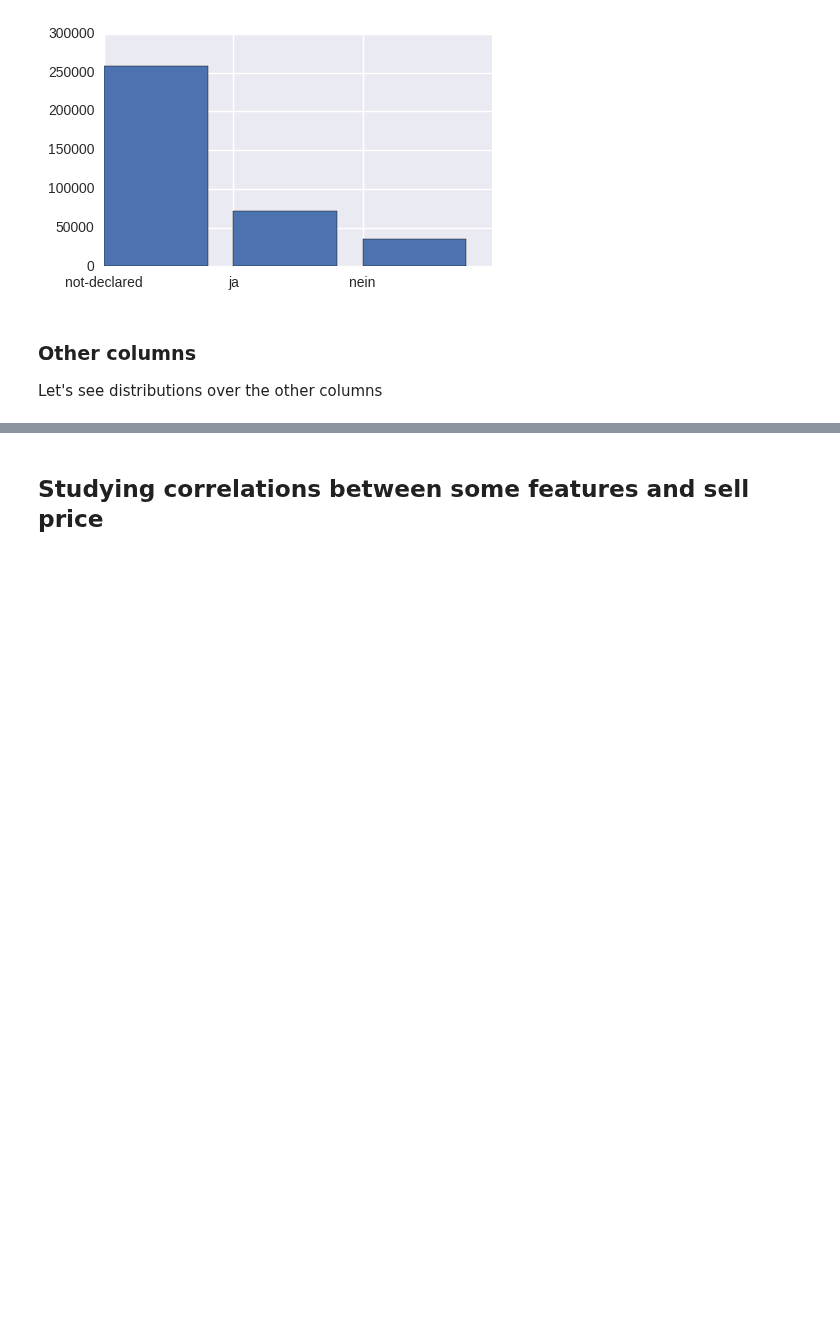
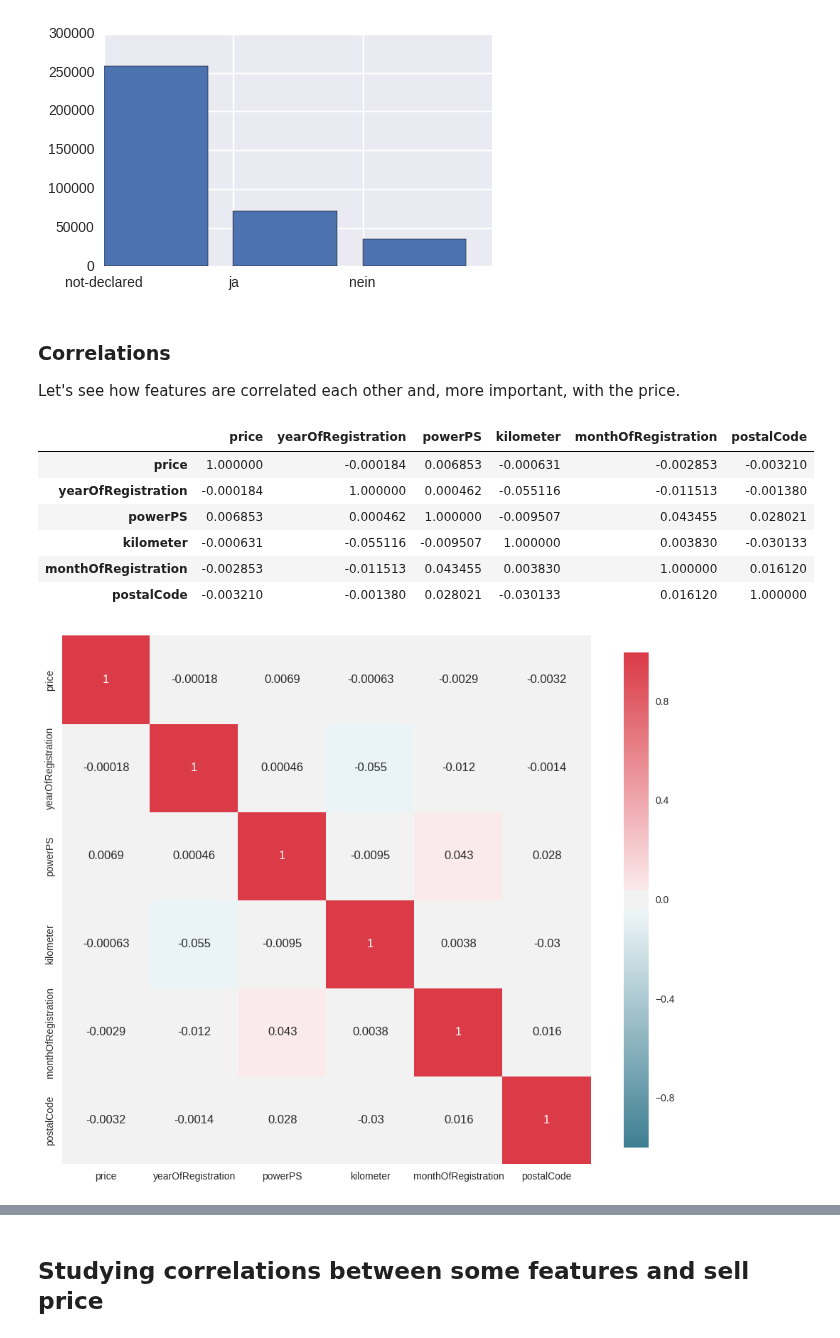
Before and after one commit to ddmng/jupyter-test, a Jupyter notebook: autos/Autos price predictions.ipynb, the cells around one changed output, grey strips where cells are left out. Saved outputs shown, nothing was run; the diff lists cells and outputs as text; code cells hidden in the pictures; blank space fills up the shorter version.

Commit message:
adde correlation map

```diff
--- a/autos/Autos price predictions.ipynb
+++ b/autos/Autos price predictions.ipynb
@@ -29,6 +29,20 @@ def category_values(dataframe, categories):
     for c in categories:
         print('\n', dataframe.groupby(by=c)[c].count().sort_values(ascending=False))
         print('Nulls: ', dataframe[c].isnull().sum())
+
+def plot_correlation_map( df ):
+    corr = df.corr()
+    _ , ax = plt.subplots( figsize =( 12 , 10 ) )
+    cmap = sns.diverging_palette( 220 , 10 , as_cmap = True )
+    _ = sns.heatmap(
+        corr,
+        cmap = cmap,
+        square=True,
+        cbar_kws={ 'shrink' : .9 },
+        ax=ax,
+        annot = True,
+        annot_kws = { 'fontsize' : 12 }
+    )
 # %% [markdown]
 # Preparing data
 
@@ -285,15 +299,21 @@ not-declared     70770
 ja               35837
 Name: notRepairedDamage, dtype: int64
 [figure]
-# %% [markdown]
-### Other columns
-Let's see distributions over the other columns
-# %%
-other = ['price', 'yearOfRegistration', 'powerPS', 'kilometer', 'monthOfRegistration']
-
-sns.set(font_scale=.5)
-
-
-for c in other:
-    ax = sns.factorplot(x=c, data=dedups, kind='count', color='b', aspect=1.5)
-    ax.set_xticklabels([10, 100, 1000, 10000, 1000000], rotation=90)
+# %% [markdown]
+### Correlations
+Let's see how features are correlated each other and, more important, with the price.
+# %%
+features = ['yearOfRegistration', 'powerPS', 'kilometer', 'monthOfRegistration']
+target = 'price'
+
+plot_correlation_map(dedups)
+dedups.corr()
+# %% [output]
+|  | price | yearOfRegistration | powerPS | kilometer | monthOfRegistration | postalCode |
+| price | 1.000000 | -0.000184 | 0.006853 | -0.000631 | -0.002853 | -0.003210 |
+| yearOfRegistration | -0.000184 | 1.000000 | 0.000462 | -0.055116 | -0.011513 | -0.001380 |
+| powerPS | 0.006853 | 0.000462 | 1.000000 | -0.009507 | 0.043455 | 0.028021 |
+| kilometer | -0.000631 | -0.055116 | -0.009507 | 1.000000 | 0.003830 | -0.030133 |
+| monthOfRegistration | -0.002853 | -0.011513 | 0.043455 | 0.003830 | 1.000000 | 0.016120 |
+| postalCode | -0.003210 | -0.001380 | 0.028021 | -0.030133 | 0.016120 | 1.000000 |
+[figure, added]
```
Also changed, not shown: parts of 3 cells of this notebook.
